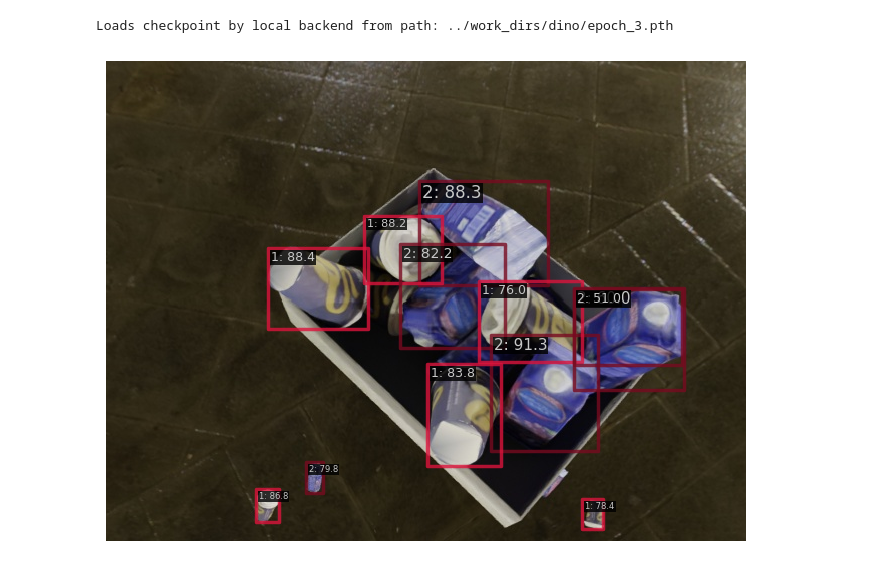
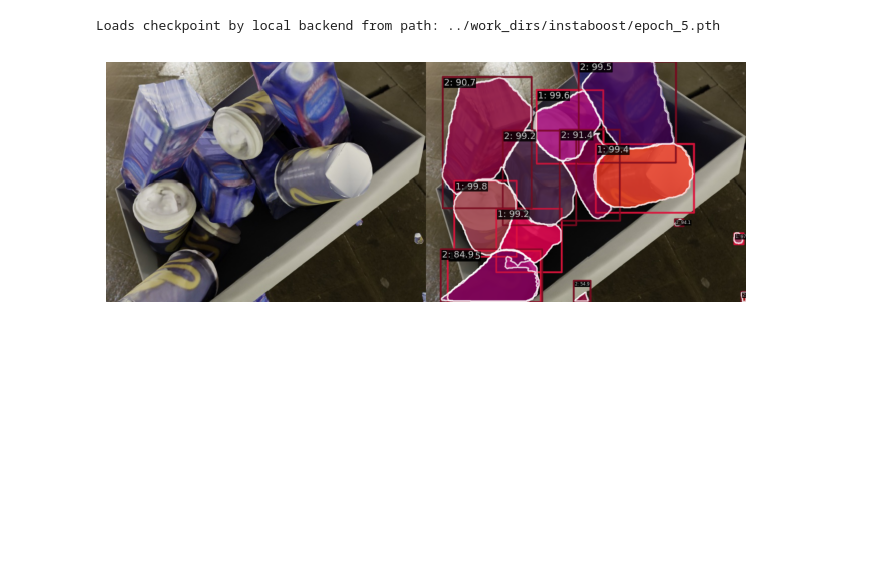
Before and after one commit to hansaskov/mmdetection, a Jupyter notebook: demo/inference_demo.ipynb, the cells around one changed output. Cells and saved outputs as stored; diff of their text form; code cells hidden in the pictures; blank space fills up the shorter version.

```diff
--- a/demo/inference_demo.ipynb
+++ b/demo/inference_demo.ipynb
@@ -8,15 +8,15 @@ import mmcv
 config_file = '../work_dirs/rtmdet_l/rtmdet_l.py'
 checkpoint_file = '../work_dirs/rtmdet_l/epoch_3.pth'
 
-config_file = '../work_dirs/dino/dino.py'
-checkpoint_file = '../work_dirs/dino/epoch_3.pth'
+config_file = '../work_dirs/instaboost/instaboost.py'
+checkpoint_file = '../work_dirs/instaboost/epoch_5.pth'
 # %%
 #Register all modules in mmdet into the registries
 register_all_modules()
 # build the model from a config file and a checkpoint file
 model = init_detector(config_file, checkpoint_file, device='cuda:0')  # or device='cpu'
 # %% [output]
-Loads checkpoint by local backend from path: ../work_dirs/dino/epoch_3.pth
+Loads checkpoint by local backend from path: ../work_dirs/instaboost/epoch_5.pth
 # %%
 # init the visualizer(execute this block only once)
 visualizer = VISUALIZERS.build(model.cfg.visualizer)
@@ -25,20 +25,20 @@ visualizer = VISUALIZERS.build(model.cfg.visualizer)
 visualizer.dataset_meta = model.dataset_meta
 # %%
 # test a single image
-img = mmcv.imread( '../data/ic_bin/val/000000/rgb/000004.jpg', channel_order='rgb')
+img = mmcv.imread( '../data/ic_bin/val/000000/rgb/000007.jpg', channel_order='rgb')
 result = inference_detector(model, img)
 # %%
 # show the results
 visualizer.add_datasample(
     'result',
     img,
     data_sample=result,
-    draw_gt=False,
+    draw_gt=True,
     wait_time=0,
-    out_file=None,
+    out_file="inference.jpg",
     pred_score_thr=0.5
 )
 
 visualizer.show()
 # %% [output]
-[figure, old version]
+[figure, new version]
```
Also changed, not shown: 3 other files.
